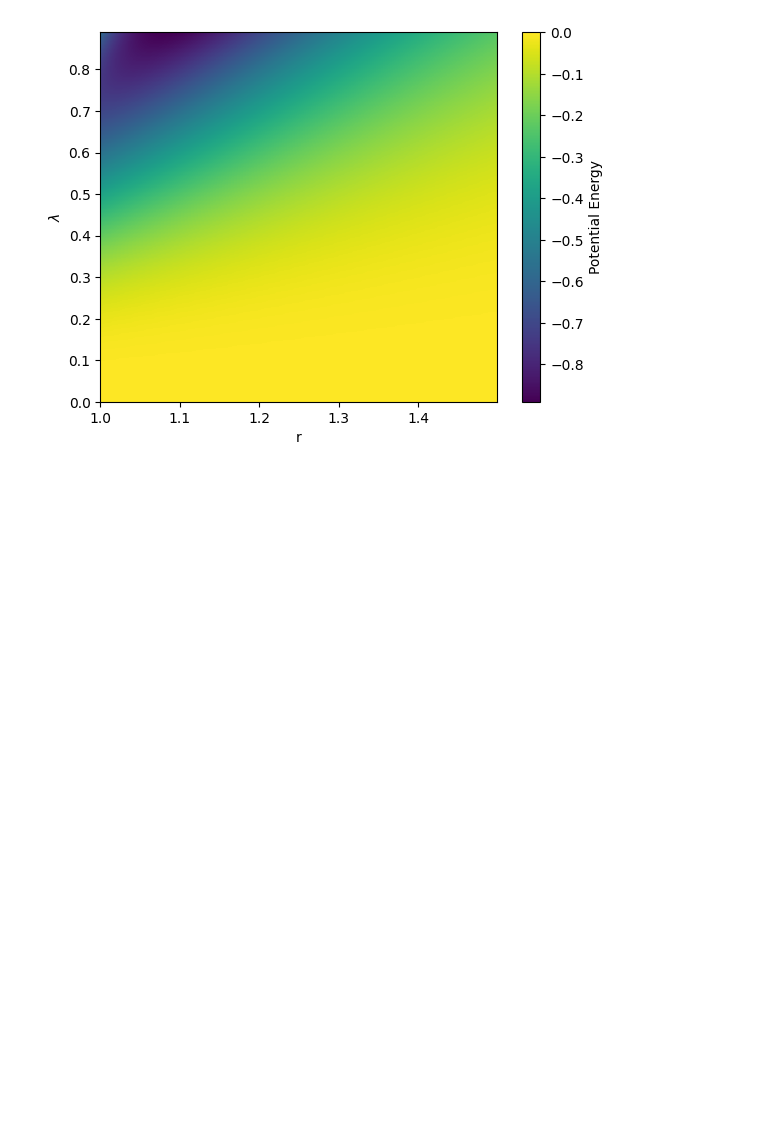
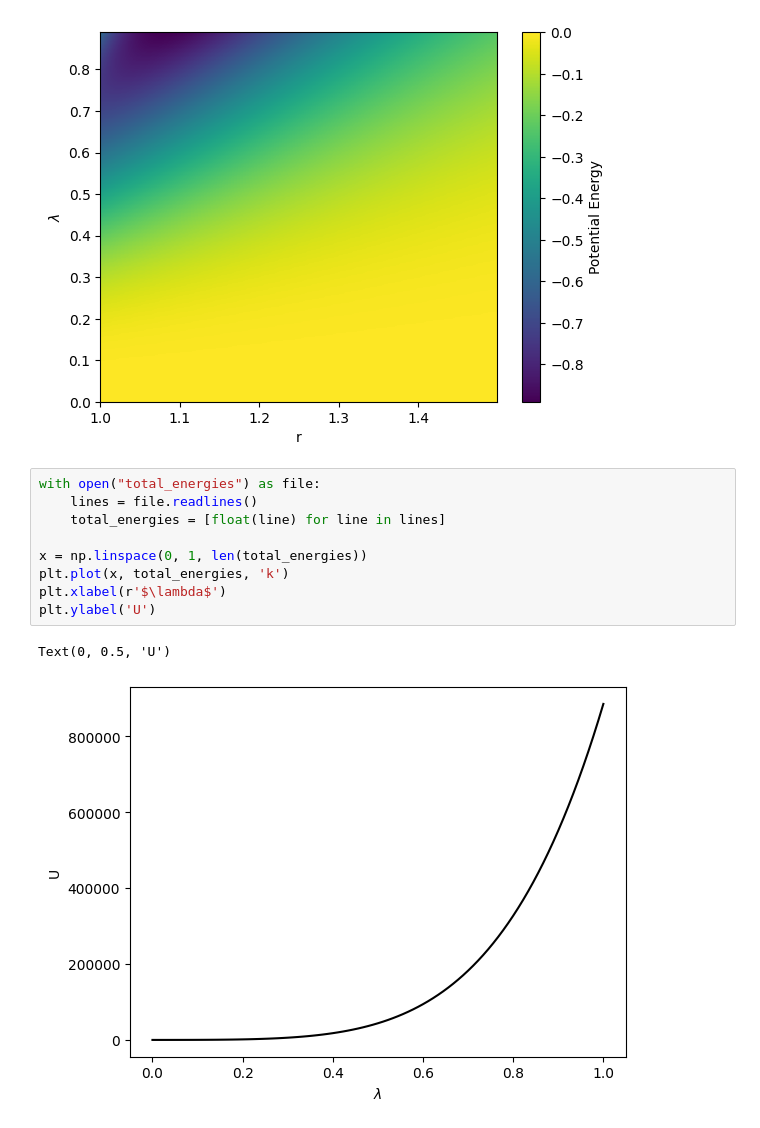
Before and after one commit to JMeeng/Thermodynamic_Integration, a Jupyter notebook: plots.ipynb, the cells around one changed output. Drawn from its saved outputs; the diff is of its cells as text; blank space fills up the shorter version.

```diff
--- a/plots.ipynb
+++ b/plots.ipynb
@@ -45,3 +45,15 @@ plt.colorbar(label='Potential Energy')
 plt.show()
 # %% [output]
 [figure]
+# %%
+with open("total_energies") as file:
+    lines = file.readlines()
+    total_energies = [float(line) for line in lines]
+
+x = np.linspace(0, 1, len(total_energies))
+plt.plot(x, total_energies, 'k')
+plt.xlabel(r'$\lambda$')
+plt.ylabel('U')
+# %% [output]
+Text(0, 0.5, 'U')
+[figure, added]
```
Also changed, not shown: 11 other files.
